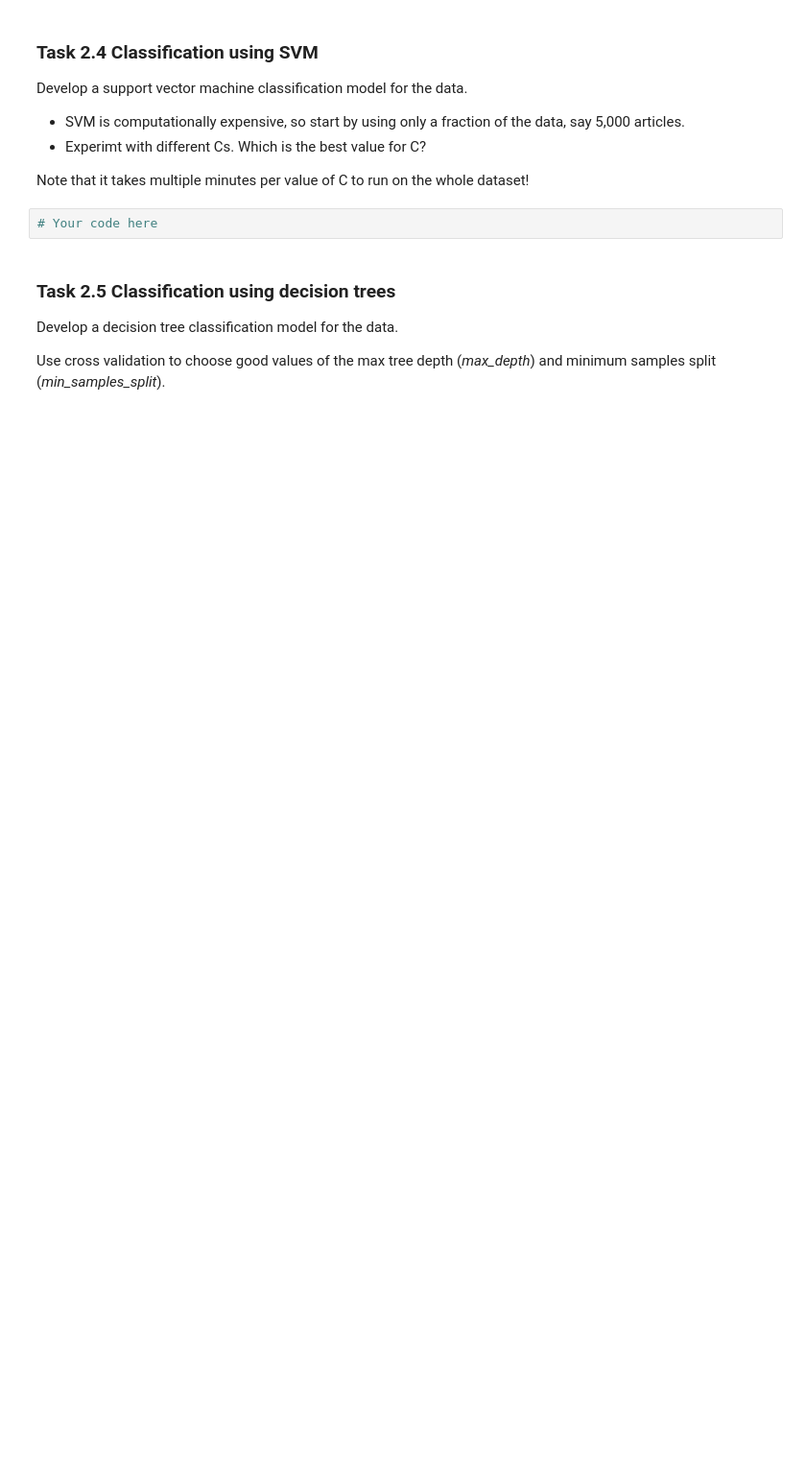
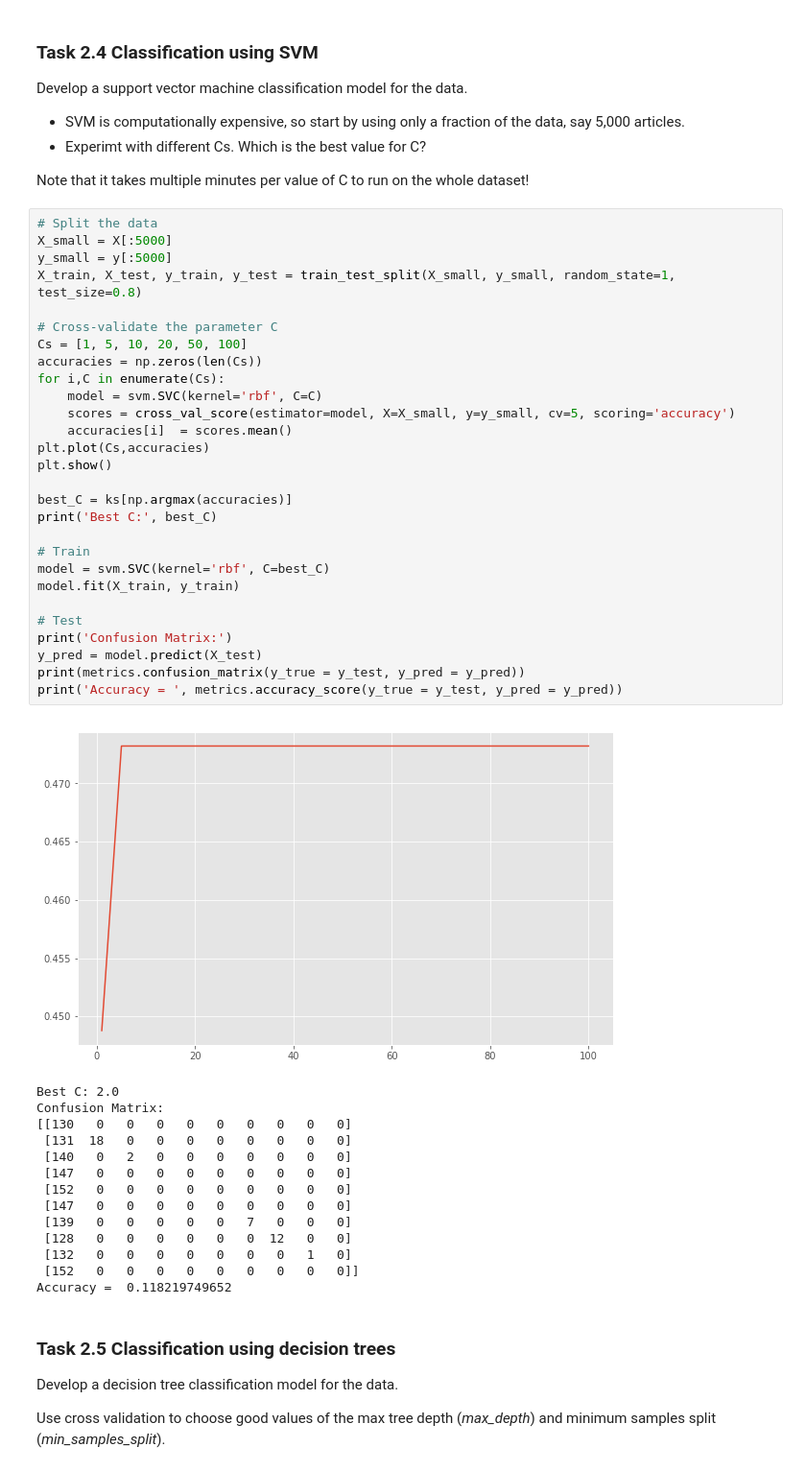
Before and after one commit to jspitkin/cs6017_hw, a Jupyter notebook: hw5/homework5.ipynb, the cells around one changed output. Shown at 96% size. Cells and saved outputs as stored; diff of their text form; blank space fills up the shorter version.

```diff
--- a/hw5/homework5.ipynb
+++ b/hw5/homework5.ipynb
@@ -298,8 +341,49 @@ Develop a support vector machine classification model for the data.
  * Experimt with different Cs. Which is the best value for C?
 
 Note that it takes multiple minutes per value of C to run on the whole dataset!
-# %%
-# Your code here
+# %%
+# Split the data
+X_small = X[:5000]
+y_small = y[:5000]
+X_train, X_test, y_train, y_test = train_test_split(X_small, y_small, random_state=1, test_size=0.8)
+
+# Cross-validate the parameter C
+Cs = [1, 5, 10, 20, 50, 100]
+accuracies = np.zeros(len(Cs))
+for i,C in enumerate(Cs):
+    model = svm.SVC(kernel='rbf', C=C)
+    scores = cross_val_score(estimator=model, X=X_small, y=y_small, cv=5, scoring='accuracy')
+    accuracies[i]  = scores.mean()
+plt.plot(Cs,accuracies)
+plt.show()
+
+best_C = ks[np.argmax(accuracies)]
+print('Best C:', best_C)
+
+# Train
+model = svm.SVC(kernel='rbf', C=best_C)
+model.fit(X_train, y_train)
+
+# Test
+print('Confusion Matrix:')
+y_pred = model.predict(X_test)
+print(metrics.confusion_matrix(y_true = y_test, y_pred = y_pred))
+print('Accuracy = ', metrics.accuracy_score(y_true = y_test, y_pred = y_pred))
+# %% [output]
+[figure, added]
+Best C: 2.0
+Confusion Matrix:
+[[130   0   0   0   0   0   0   0   0   0]
+ [131  18   0   0   0   0   0   0   0   0]
+ [140   0   2   0   0   0   0   0   0   0]
+ [147   0   0   0   0   0   0   0   0   0]
+ [152   0   0   0   0   0   0   0   0   0]
+ [147   0   0   0   0   0   0   0   0   0]
+ [139   0   0   0   0   0   7   0   0   0]
+ [128   0   0   0   0   0   0  12   0   0]
+ [132   0   0   0   0   0   0   0   1   0]
+ [152   0   0   0   0   0   0   0   0   0]]
+Accuracy =  0.118219749652
 # %% [markdown]
 ### Task 2.5 Classification using decision trees
 
```
Also changed, not shown: parts of 12 cells of this notebook, 4 other files.
